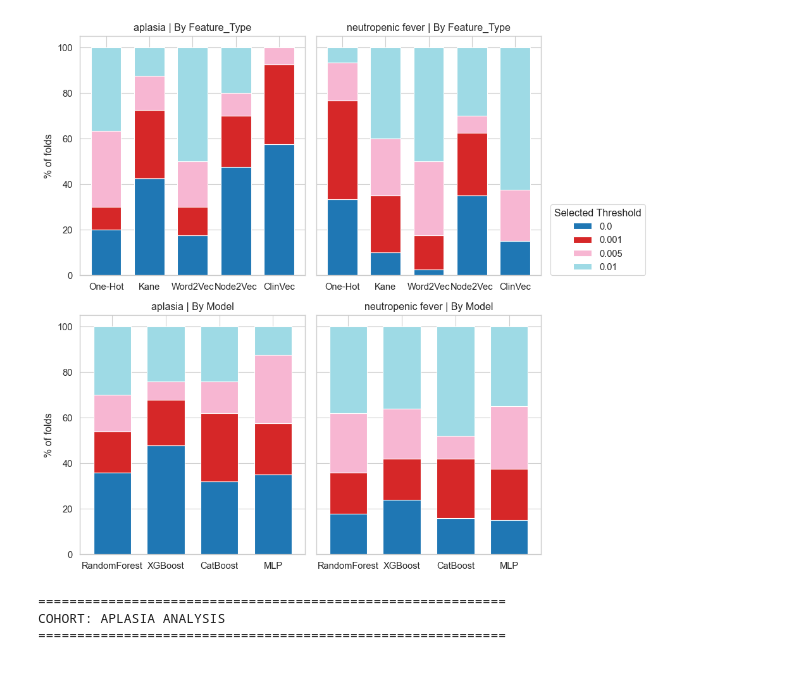
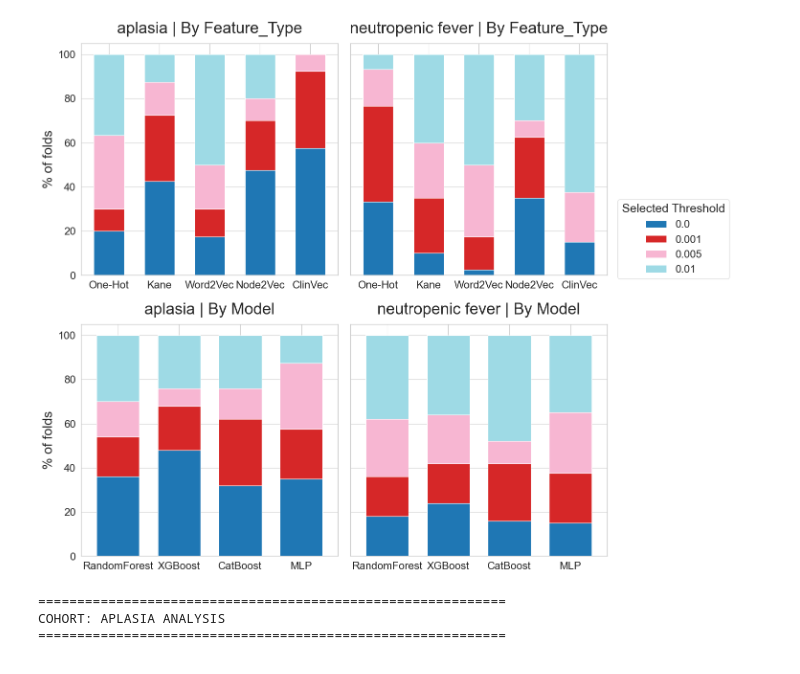
Before and after one commit to Tanman783/Diagnostic_ICD_Proj, a Jupyter notebook: plotting.ipynb, the cells around one changed output. Saved outputs shown, nothing was run; the diff lists cells and outputs as text; code cells hidden in the pictures.

```diff
--- a/plotting.ipynb
+++ b/plotting.ipynb
@@ -145,6 +143,7 @@ palette = {
     "MLP_3Layer": "#EF3B2C"     # light red
 }
 
+sns.set_theme(style="whitegrid", context="paper", font_scale=1.8)
 
 g = sns.relplot(
     data=sub_df,
@@ -158,14 +157,18 @@ g = sns.relplot(
     marker="^",
     markersize=8,
     palette=palette,
-    height=3.2,
-    aspect=0.8,
+    height=3.8,
+    aspect=1.4,
     facet_kws={'sharex': False}
 )
+fig = g.fig
+fig.set_size_inches(16, 8)
+g.set_axis_labels("Dimension", "Test AUC (Mean)", fontsize=18)
+g.set_titles(row_template="{row_name}", col_template="{col_name}", size=20)
+plt.setp(g._legend.get_title(), fontsize=18)
+plt.setp(g._legend.get_texts(), fontsize=16)
 
-g.set_axis_labels("Dimension", "Test AUC (Mean)")
-g.set_titles(row_template="{row_name}", col_template="{col_name}")
 g._legend.set_bbox_to_anchor((1.15, 0.5))
 plt.tight_layout()
-plt.savefig("figures/fig2.png", dpi=400, bbox_inches="tight")
+plt.savefig("figures/fig2.png", dpi=600, bbox_inches="tight")
 # %% [output]
@@ -284,82 +292,52 @@ order2 = ['RandomForest', 'XGBoost', 'CatBoost', 'MLP']
 # Copy your dataframe
 df = sub_df.copy()
 
 # Unique cohorts
 cohorts = df['Cohort'].unique()
 
 # Set up 2x2 subplots
-fig, axes = plt.subplots(2, len(cohorts), figsize=(5*len(cohorts), 9), sharey=True)
+fig, axes = plt.subplots(2, len(cohorts), figsize=(15, 12), sharey=True)
 
 # Ensure axes is always 2D array
 if len(cohorts) == 1:
     axes = axes.reshape(2,1)
 
 for j, cohort in enumerate(["aplasia","neutropenic fever"]):
     df_cohort = df[df['cohort_name'] == cohort]
 
-    # ------------------
-    # Row 1: grouped by Feature_Type
-    # ------------------
-    counts = (
-        df_cohort.groupby(['Feature_Type', 'Selected_Threshold'])
-        .size()
-        .reset_index(name='count')
-    )
+    # Row 1: Feature_Type
+    counts = df_cohort.groupby(['Feature_Type', 'Selected_Threshold']).size().reset_index(name='count')
     counts['pct'] = counts.groupby('Feature_Type')['count'].transform(lambda x: x / x.sum() * 100)
     pivot = counts.pivot(index='Feature_Type', columns='Selected_Threshold', values='pct').fillna(0)
     pivot = pivot.reindex(index=order1)
-    pivot.plot(
-        kind='bar',
-        stacked=True,
-        ax=axes[0,j],
-        colormap='tab20',
-        width=0.7,
-        legend=False
-    )
-    axes[0,j].set_title(f"{cohort} | By Feature_Type")
+    pivot.plot(kind='bar', stacked=True, ax=axes[0,j], colormap='tab20', width=0.6, legend=False)
+
+    axes[0,j].set_title(f"{cohort} | By Feature_Type", fontsize=24, pad=15)
     axes[0,j].set_xlabel("")
-    axes[0,j].tick_params(axis='x', rotation=0)
-    if j == 0:
-        axes[0,j].set_ylabel("% of folds")
-    else:
-        axes[0,j].set_ylabel("")
+    axes[0,j].tick_params(axis='both', labelsize=16, rotation=0)
+    axes[0,j].set_ylabel("% of folds" if j == 0 else "", fontsize=20)
 
-    # ------------------
-    # Row 2: grouped by Model
-    # ------------------
-    counts_model = (
-        df_cohort.groupby(['Model', 'Selected_Threshold'])
-        .size()
-        .reset_index(name='count')
-    )
+    # Row 2: Model
+    counts_model = df_cohort.groupby(['Model', 'Selected_Threshold']).size().reset_index(name='count')
     counts_model['pct'] = counts_model.groupby('Model')['count'].transform(lambda x: x / x.sum() * 100)
     pivot_model = counts_model.pivot(index='Model', columns='Selected_Threshold', values='pct').fillna(0)
+    pivot_model = pivot_model.reindex(index=order2)
+    pivot_model.plot(kind='bar', stacked=True, ax=axes[1,j], colormap='tab20', width=0.7, legend=False)
 
-    pivot_model = pivot_model.reindex(index=order2)
-    pivot_model.plot(
-        kind='bar',
-        stacked=True,
-        ax=axes[1,j],
-        colormap='tab20',
-        width=0.7,
-        legend=False
-    )
-    axes[1,j].set_title(f"{cohort} | By Model")
+    axes[1,j].set_title(f"{cohort} | By Model", fontsize=24, pad=15)
     axes[1,j].set_xlabel("")
-    axes[1,j].tick_params(axis='x', rotation=0)
-    if j == 0:
-        axes[1,j].set_ylabel("% of folds")
-    else:
-        axes[1,j].set_ylabel("")
+    axes[1,j].tick_params(axis='both', labelsize=16, rotation=0)
+    axes[1,j].set_ylabel("% of folds" if j == 0 else "", fontsize=20)
+
 
 # Place a single legend outside all plots
 handles, labels = axes[1, -1].get_legend_handles_labels()
-fig.legend(handles, labels, title="Selected Threshold", bbox_to_anchor=(0.81, 0.6), loc='center left')
+fig.legend(handles, labels, title="Selected Threshold", bbox_to_anchor=(0.81, 0.6), loc='center left', fontsize=16, title_fontsize=18, frameon=True)
 
 plt.tight_layout(rect=[0, 0, 0.82, 1])  # leave space for legend
-plt.savefig("figures/fig4.png", dpi=400)
+plt.savefig("figures/fig4.png", dpi=600)
 # %% [output]
-[figure, old version]
+[figure, new version]
 # %%
 # Aggregate counts by Cohort and Feature Type
 for cohort in ["aplasia", "neutropenic fever"]:
```
Also changed, not shown: parts of 5 cells of this notebook, 9 other files.
